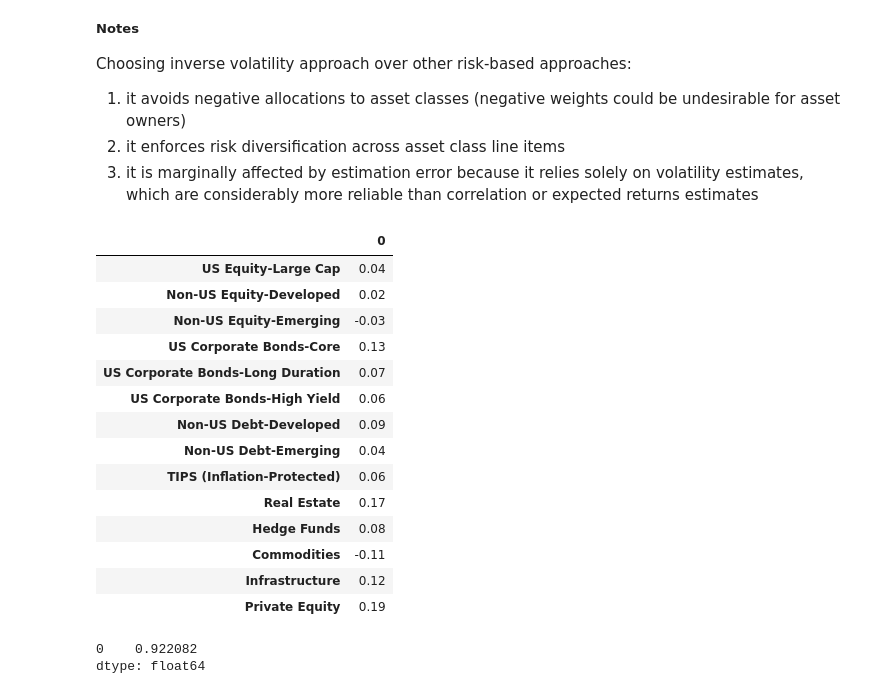
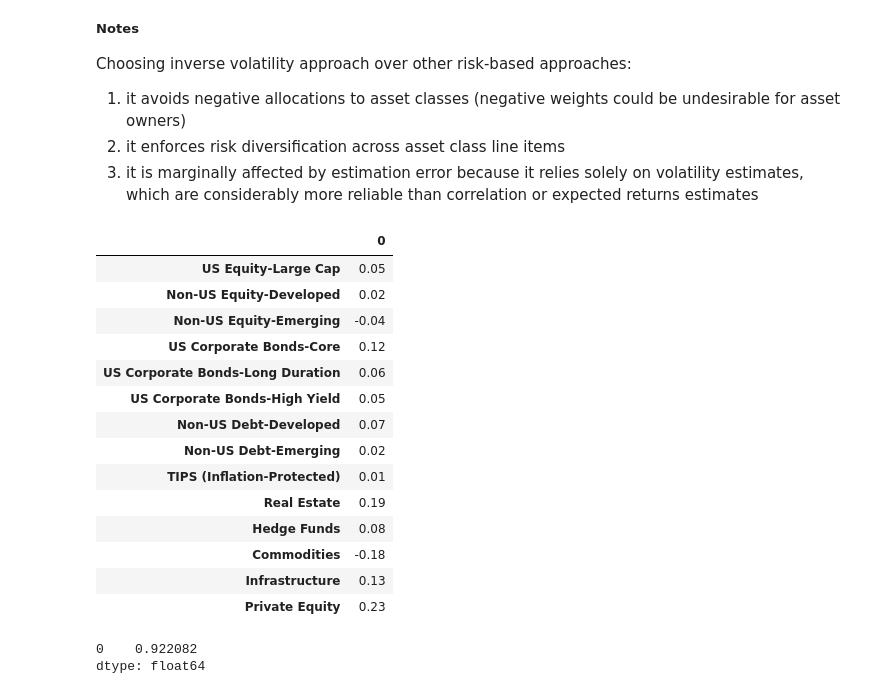
Before and after one commit to krocellx/finance, a Jupyter notebook: Factor_Investing_Using_CMAs.ipynb, the cells around one changed output. Drawn from its saved outputs; the diff is of its cells as text; code cells hidden in the pictures.

```diff
--- a/Factor_Investing_Using_CMAs.ipynb
+++ b/Factor_Investing_Using_CMAs.ipynb
@@ -482,48 +482,48 @@ Choosing inverse volatility approach over other risk-based approaches:
 # Compute the factor to asset optimization
 
 def factor_to_asset_optimization(gamma, m_factor, n_assets, df_beta_f, df_Sigma_f, df_f_excess_returns, df_diag_std):
 
     i_n_n = np.identity(n_assets)
     m_1 = np.ones((m_factor,1))
     n_1 = np.ones((n_assets,1))
 
     df_part_1 =  np.linalg.inv(gamma * (df_beta_f).dot(df_beta_f.T) + ( 1 - gamma ) * i_n_n)
 
     df_part_2_1 = gamma * df_beta_f.dot(np.linalg.inv(df_Sigma_f).dot(df_f_excess_returns)) / np.linalg.det(m_1.T.dot(np.linalg.inv(df_Sigma_f)).dot(df_f_excess_returns))
 
     df_part_2_2 = ( 1 - gamma ) * np.linalg.inv(df_diag_std).dot(n_1) / np.linalg.det(n_1.T.dot(np.linalg.inv(df_diag_std)).dot(n_1))
 
     w = df_part_1.dot(df_part_2_1 + df_part_2_2)
 
     df_w = pd.DataFrame(w)
 
     df_w.set_axis(df_beta_f.index, axis=0, inplace=True)
 
     return(df_w)
 
-gamma = 0.7
+gamma = 0.99
 m_factor = 4
 n_assets = len(df_beta_f.index)
 
 df_w = factor_to_asset_optimization(gamma=gamma,m_factor=m_factor, n_assets=n_assets, df_beta_f=df_beta_f,
                                     df_Sigma_f=df_Sigma_f, df_f_excess_returns=df_f_excess_returns, df_diag_std=df_diag_std)
 df_w.round(2)
 # %% [output]
 |  | 0 |
-| US Equity-Large Cap | 0.04 |
+| US Equity-Large Cap | 0.05 |
 | Non-US Equity-Developed | 0.02 |
-| Non-US Equity-Emerging | -0.03 |
-| US Corporate Bonds-Core | 0.13 |
-| US Corporate Bonds-Long Duration | 0.07 |
-| US Corporate Bonds-High Yield | 0.06 |
-| Non-US Debt-Developed | 0.09 |
-| Non-US Debt-Emerging | 0.04 |
-| TIPS (Inflation-Protected) | 0.06 |
-| Real Estate | 0.17 |
+| Non-US Equity-Emerging | -0.04 |
+| US Corporate Bonds-Core | 0.12 |
+| US Corporate Bonds-Long Duration | 0.06 |
+| US Corporate Bonds-High Yield | 0.05 |
+| Non-US Debt-Developed | 0.07 |
+| Non-US Debt-Emerging | 0.02 |
+| TIPS (Inflation-Protected) | 0.01 |
+| Real Estate | 0.19 |
 | Hedge Funds | 0.08 |
-| Commodities | -0.11 |
-| Infrastructure | 0.12 |
-| Private Equity | 0.19 |
+| Commodities | -0.18 |
+| Infrastructure | 0.13 |
+| Private Equity | 0.23 |
 # %%
 df_w.sum()
 # %% [output]
```
Also changed, not shown: parts of 2 cells of this notebook, 1 other file.
